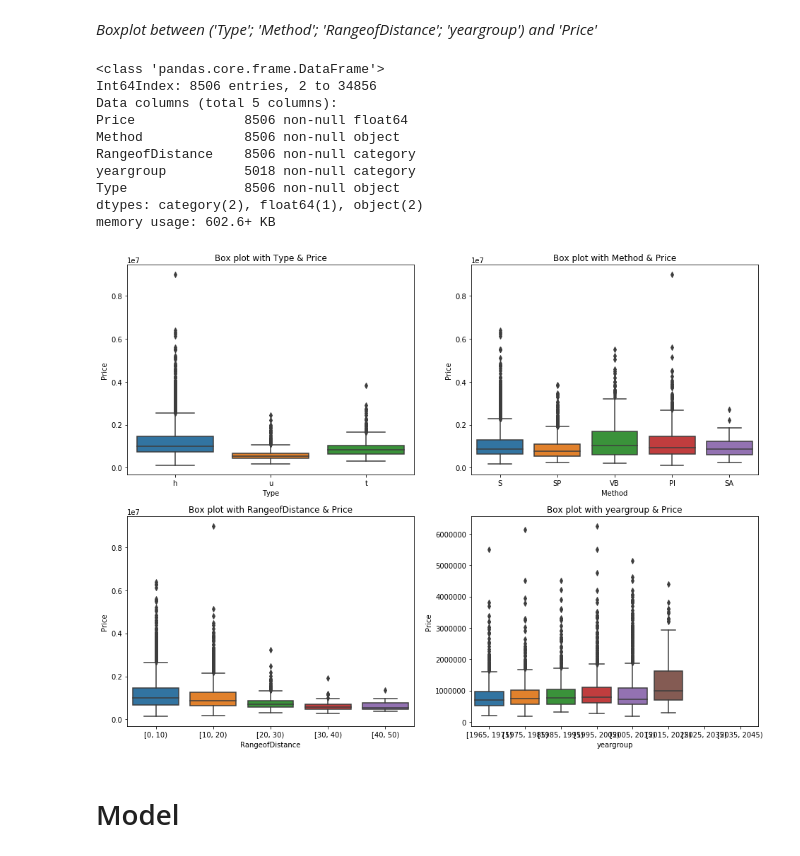
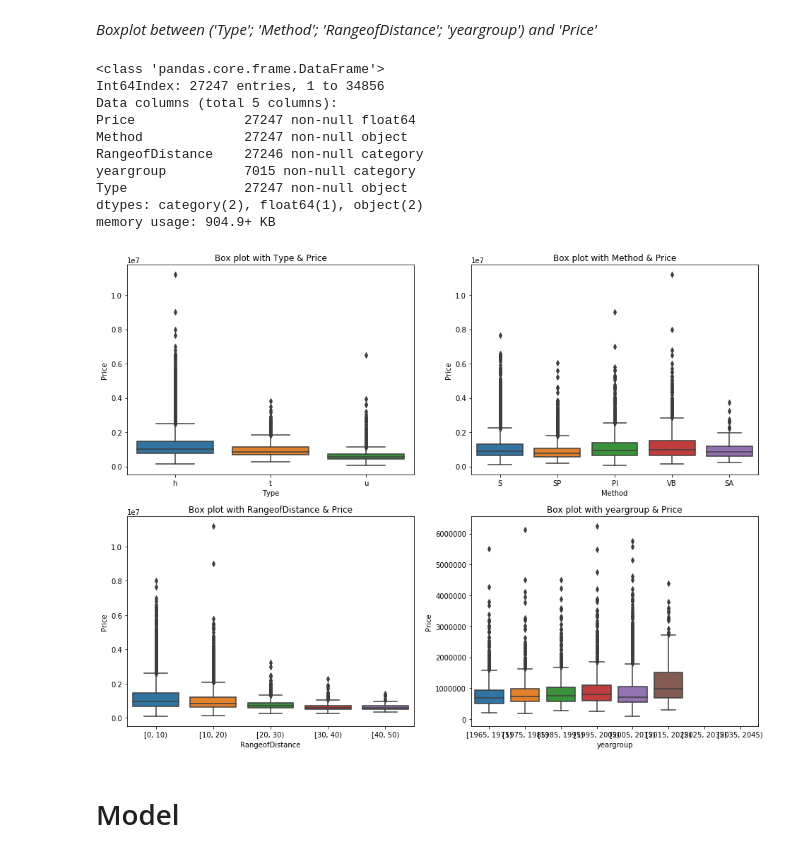
Before and after one commit to HuijunYan93/Data-Enthusiast, a Jupyter notebook: First Final Try.ipynb, the cells around one changed output. Drawn from its saved outputs; the diff is of its cells as text; code cells hidden in the pictures.

```diff
--- a/First Final Try.ipynb
+++ b/First Final Try.ipynb
@@ -245,6 +261,6 @@ _Creating a new variable: 'yeargroup'_
 # %%
-housing["yeargroup"] = pd.cut(housing.YearBuilt,bins=np.arange(1900,2030,20),right=False)
-housing = housing.loc[(housing['yeargroup'].isnull() == False)]
+# starting with the medium of YearBuilt
+housing["yeargroup"] = pd.cut(housing.YearBuilt,bins=np.arange(1965,2050,10),right=False)
 summary = housing.groupby('yeargroup')[["Price"]].mean()
 summary = summary.dropna()
 print(summary)
@@ -348,13 +382,8 @@ _As usual, we delete the NA value in some variables, including 'Rooms','Price','
 # %%
-housing = housing.loc[((housing['Rooms'].isnull() == False) &
-             (housing['Price'].isnull() == False) &
-             (housing['Distance'].isnull() == False) &
-             (housing['Bedroom2'].isnull() == False) &
-             (housing['Bathroom'].isnull() == False) &
-             (housing['Postcode'].isnull() == False) &
-             (housing['Landsize'].isnull() == False) &
-             (housing['Lattitude'].isnull() == False) &
-             (housing['Longtitude'].isnull() == False) &
-             (housing['Car'].isnull() == False) &
-             (housing['BuildingArea'].isnull() == False) &
-             (housing['YearBuilt'].isnull() == False))]
+df = housing.loc[((housing['Rooms'].isnull() == False) &
+                  (housing['Price'].isnull() == False) &
+                  (housing['Bedroom2'].isnull() == False) &
+                  (housing['Bathroom'].isnull() == False) &
+                  (housing['Car'].isnull() == False) &
+                 (housing['Landsize'].isnull() == False) &
+                 (housing['BuildingArea'].isnull() == False))]
@@ -480,39 +502,39 @@ __c. side-by-side histograms or boxplots for relationships between numeric and c
 # %% [markdown]
 _Boxplot between ('Type'; 'Method'; 'RangeofDistance'; 'yeargroup') and 'Price'_
 # %%
-df = housing.loc[:,["Price","Method","RangeofDistance","yeargroup","Type"]]
+df = housing.loc[(housing['Price'].isnull() == False),["Price","Method","RangeofDistance","yeargroup","Type"]]
 df.info()
 
 plt.figure(figsize=(16,12))
 plt.subplot(2,2,1)
 sns.boxplot(x="Type", y="Price", data = df)
 plt.title("Box plot with Type & Price")
 
 plt.subplot(2,2,2)
 sns.boxplot(x="Method", y="Price", data = df)
 plt.title("Box plot with Method & Price")
 
 plt.subplot(2,2,3)
 sns.boxplot(x="RangeofDistance", y="Price", data = df)
 plt.title("Box plot with RangeofDistance & Price")
 
 plt.subplot(2,2,4)
 sns.boxplot(x="yeargroup", y="Price", data = df)
 plt.title("Box plot with yeargroup & Price")
 
 plt.show()
 # %% [output]
 <class 'pandas.core.frame.DataFrame'>
-Int64Index: 8506 entries, 2 to 34856
+Int64Index: 27247 entries, 1 to 34856
 Data columns (total 5 columns):
-Price              8506 non-null float64
-Method             8506 non-null object
-RangeofDistance    8506 non-null category
-yeargroup          5018 non-null category
-Type               8506 non-null object
+Price              27247 non-null float64
+Method             27247 non-null object
+RangeofDistance    27246 non-null category
+yeargroup          7015 non-null category
+Type               27247 non-null object
 dtypes: category(2), float64(1), object(2)
-memory usage: 602.6+ KB
+memory usage: 904.9+ KB
-[figure, old version]
+[figure, new version]
 # %% [markdown]
 # Model
 # %% [markdown]
```
Also changed, not shown: parts of 60 cells of this notebook.
